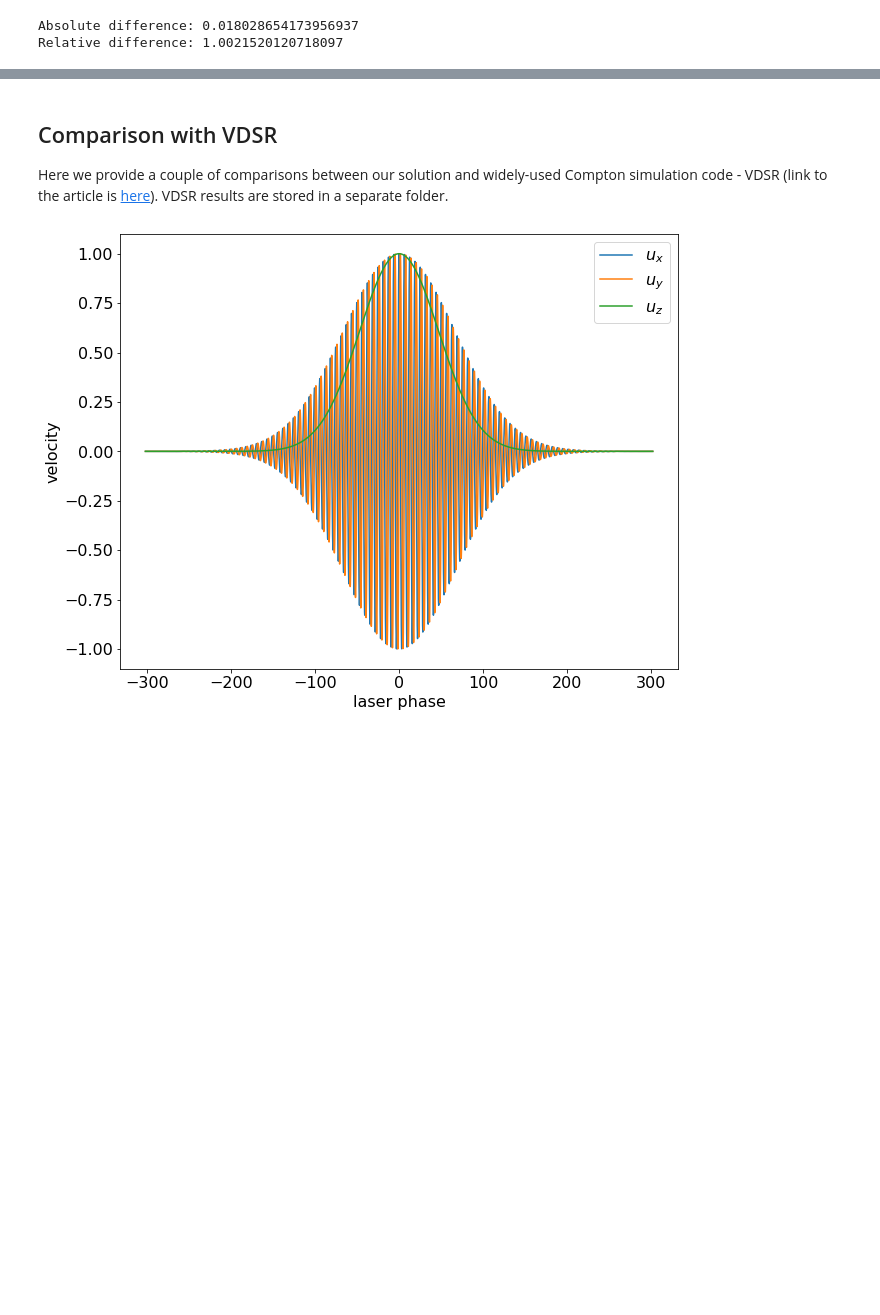
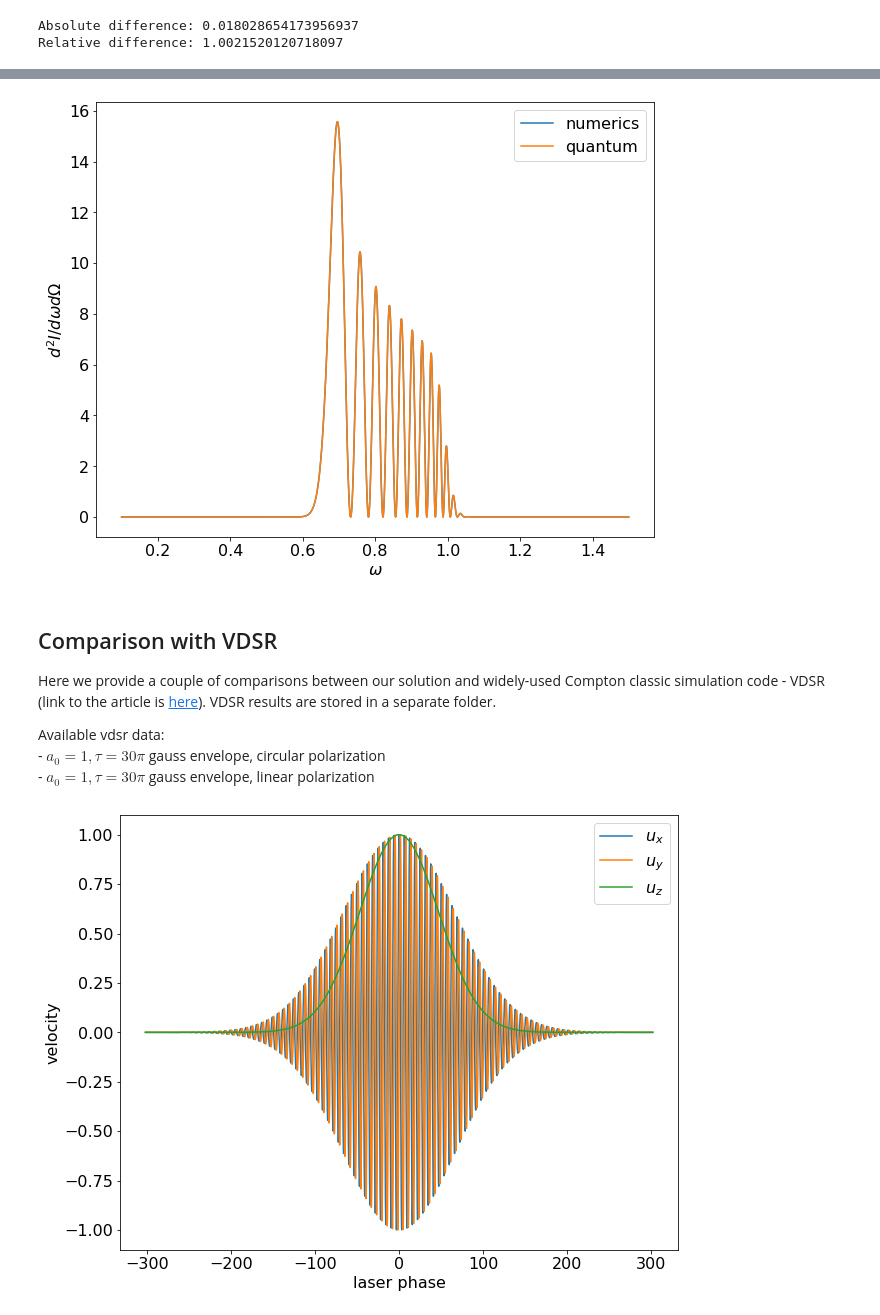
Before and after one commit to maxbalrog/Compton_scattering_classic, a Jupyter notebook: Benchmarks.ipynb, the cells around one changed output, grey strips where cells are left out. Cells and saved outputs as stored; diff of their text form; code cells hidden in the pictures; blank space fills up the shorter version.

Commit message:
Added benchmark with quantum code

```diff
--- a/Benchmarks.ipynb
+++ b/Benchmarks.ipynb
@@ -210,6 +287,43 @@ Relative difference: 1.0021520120718097
+# %%
+# Calculate spectrum numerically
+spec = Spectrum(eta, u, r)
+
+theta = np.pi
+phi = 0
+I, w = spec.calc_spectrum_I_w(theta=theta, phi=phi)
+# %%
+# Load quantum simulations
+if case == 0:
+    file_name = 'quantum_benchmarks/gauss_a0_1_tau_15_circular/'
+elif case == 1:
+    file_name = 'quantum_benchmarks/gauss_a0_1_tau_15_linear/'
+w_quantum = np.load(file_name + 'w.npy')
+I_quantum = np.load(file_name + 'I.npy')
+# Quantum code computes d^2 N_ph / dw dO, in data we already changed it to intensity
+# %%
+# Plot spectrum I(w)
+w0, w1 = [0.1, 1.5]
+idx = (w >= w0) & (w <= w1)
+w_plot, I_plot = w[idx], I[idx]
+idx_quantum = (w_quantum >= w0) & (w_quantum <= w1)
+w_quantum_plot, I_quantum_plot = w_quantum[idx_quantum], I_quantum[idx_quantum]
+
+fig, ax = plt.subplots(figsize=(10,8))
+plt.plot(w_plot, I_plot, label='numerics')
+plt.plot(w_quantum_plot, I_quantum_plot, label='quantum')
+plt.xlabel('$\omega$')
+plt.ylabel('$d^2 I / d\omega d\Omega$')
+plt.legend(loc='best')
+plt.show()
+# %% [output]
+[figure, added]
 # %% [markdown]
 ## Comparison with VDSR
-Here we provide a couple of comparisons between our solution and widely-used Compton simulation code - VDSR (link to the article is [here](https://journals.aps.org/prab/abstract/10.1103/PhysRevSTAB.16.030701)). VDSR results are stored in a separate folder.
+Here we provide a couple of comparisons between our solution and widely-used Compton classic simulation code - VDSR (link to the article is [here](https://journals.aps.org/prab/abstract/10.1103/PhysRevSTAB.16.030701)). VDSR results are stored in a separate folder.
+
+Available vdsr data:\
+    - $a_0 = 1, \tau=30\pi$ gauss envelope, circular polarization\
+    - $a_0 = 1, \tau=30\pi$ gauss envelope, linear polarization
 # %%
 u0, r0 = np.array([0.,0.,0.]), np.array([0.,0.,0.])
 traj = Trajectory(u0, r0)
```
Also changed, not shown: parts of 5 cells of this notebook, 5 other files.
